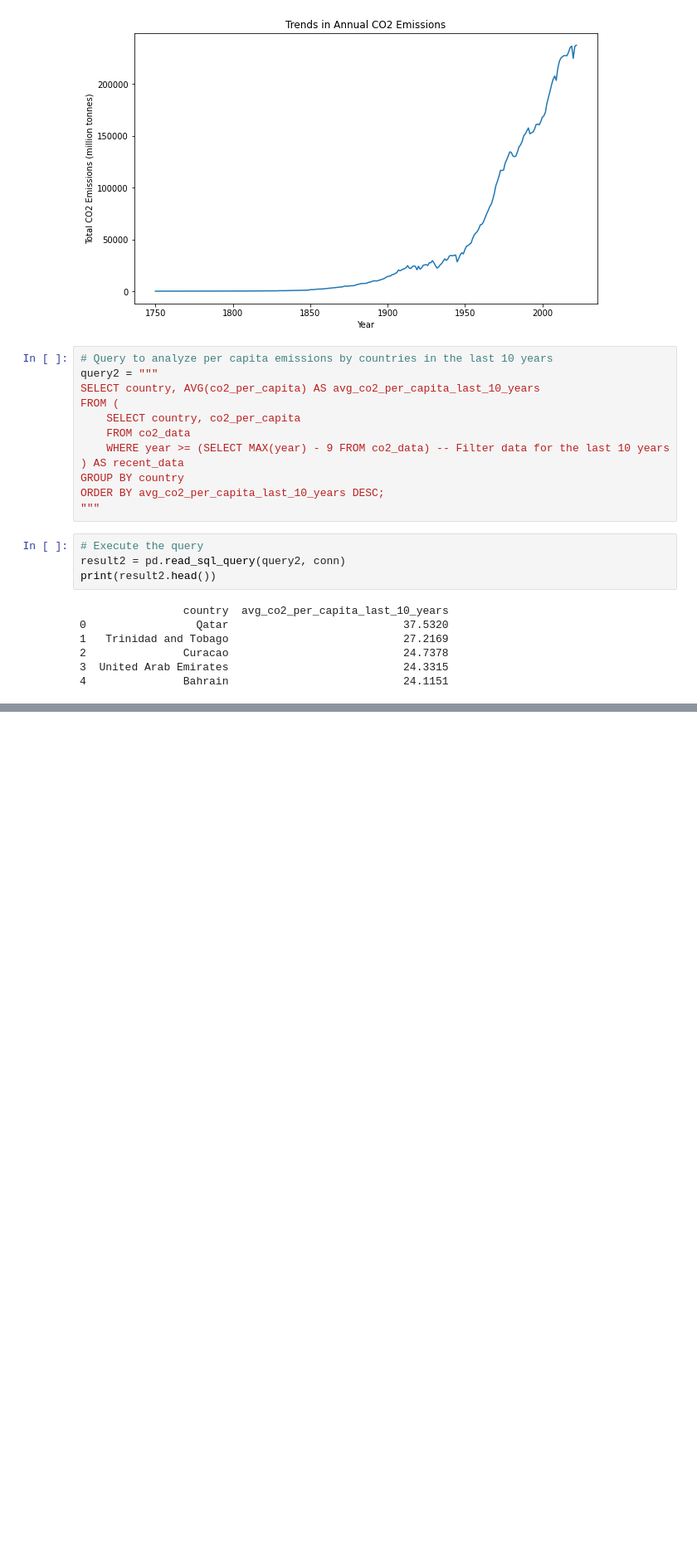
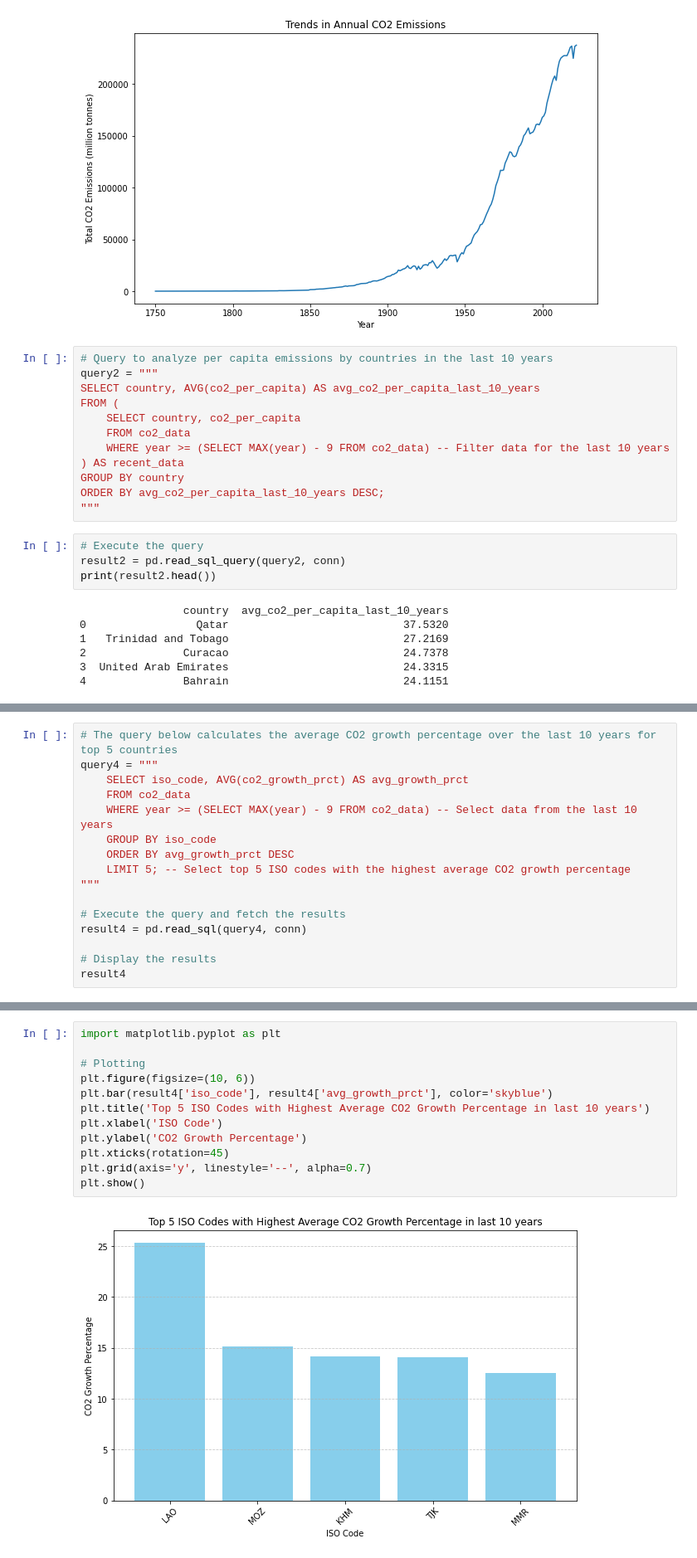
Before and after one commit to arnavhasija/Carbon-Chronicle-Investigating_GHG_Emissions_Trends, a Jupyter notebook: ghg-emissions-analysis.ipynb, the cells around one changed output, grey strips where cells are left out. Shown at 83% size. Cells and saved outputs as stored; diff of their text form; blank space fills up the shorter version.

```diff
--- a/ghg-emissions-analysis.ipynb
+++ b/ghg-emissions-analysis.ipynb
@@ -88,0 +136,16 @@ plt.show()
+# %%
+# The query below calculates the average CO2 growth percentage over the last 10 years for top 5 countries
+query4 = """
+    SELECT iso_code, AVG(co2_growth_prct) AS avg_growth_prct
+    FROM co2_data
+    WHERE year >= (SELECT MAX(year) - 9 FROM co2_data) -- Select data from the last 10 years
+    GROUP BY iso_code
+    ORDER BY avg_growth_prct DESC
+    LIMIT 5; -- Select top 5 ISO codes with the highest average CO2 growth percentage
+"""
+
+# Execute the query and fetch the results
+result4 = pd.read_sql(query4, conn)
+
+# Display the results
+result4
@@ -88,0 +159,14 @@ plt.show()
+# %%
+import matplotlib.pyplot as plt
+
+# Plotting
+plt.figure(figsize=(10, 6))
+plt.bar(result4['iso_code'], result4['avg_growth_prct'], color='skyblue')
+plt.title('Top 5 ISO Codes with Highest Average CO2 Growth Percentage in last 10 years')
+plt.xlabel('ISO Code')
+plt.ylabel('CO2 Growth Percentage')
+plt.xticks(rotation=45)
+plt.grid(axis='y', linestyle='--', alpha=0.7)
+plt.show()
+# %% [output]
+[figure, added]
```
Also changed, not shown: parts of 7 cells of this notebook.
